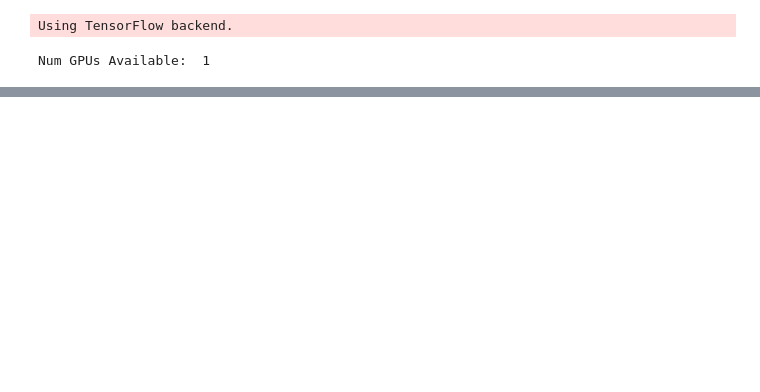
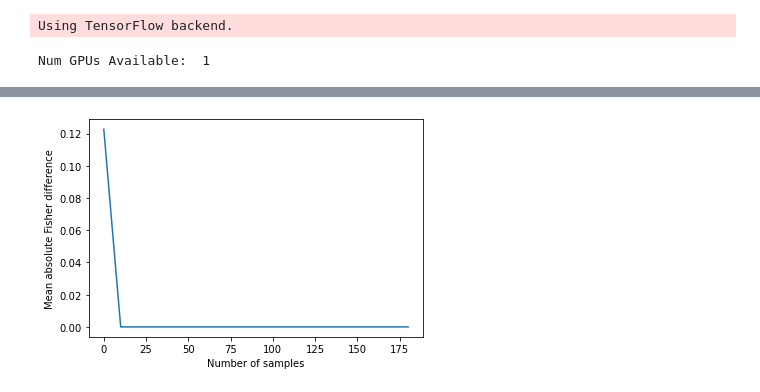
Before and after one commit to yuniteh/adaptive, a Jupyter notebook: python/main.ipynb, the cells around one changed output, grey strips where cells are left out. Saved outputs shown, nothing was run; the diff lists cells and outputs as text; code cells hidden in the pictures; blank space fills up the shorter version.

```diff
--- a/python/main.ipynb
+++ b/python/main.ipynb
@@ -69,0 +73,4 @@ test_ewc.compute_diag_fim(x_train_mlp)
+# %%
+ewc.compute_fisher(x_train_mlp, num_samples=200, plot_diffs=True) # use validation set for Fisher computation
+# %% [output]
+[figure, added]
```
Also changed, not shown: parts of 4 cells of this notebook, 2 other files.
